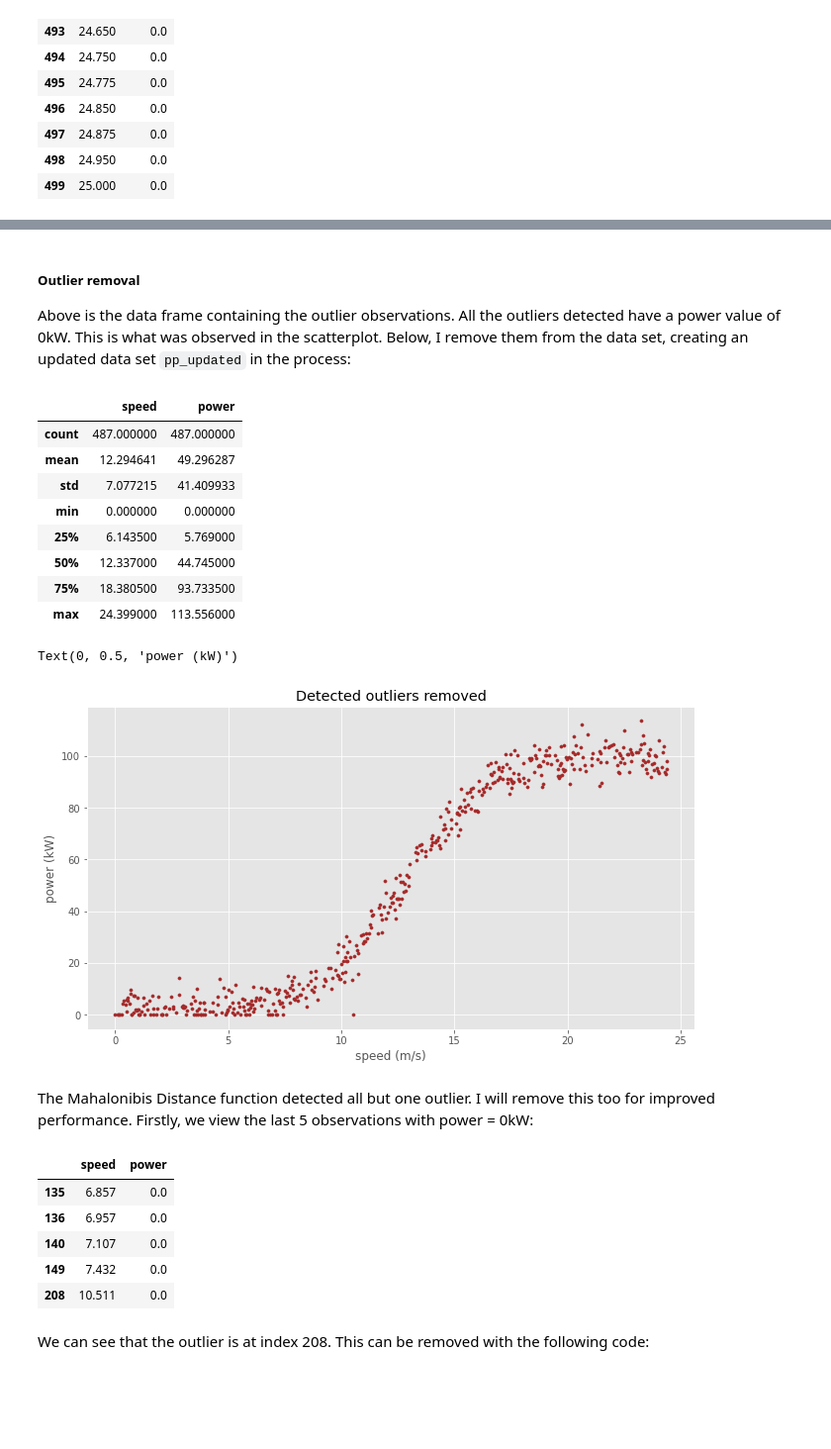
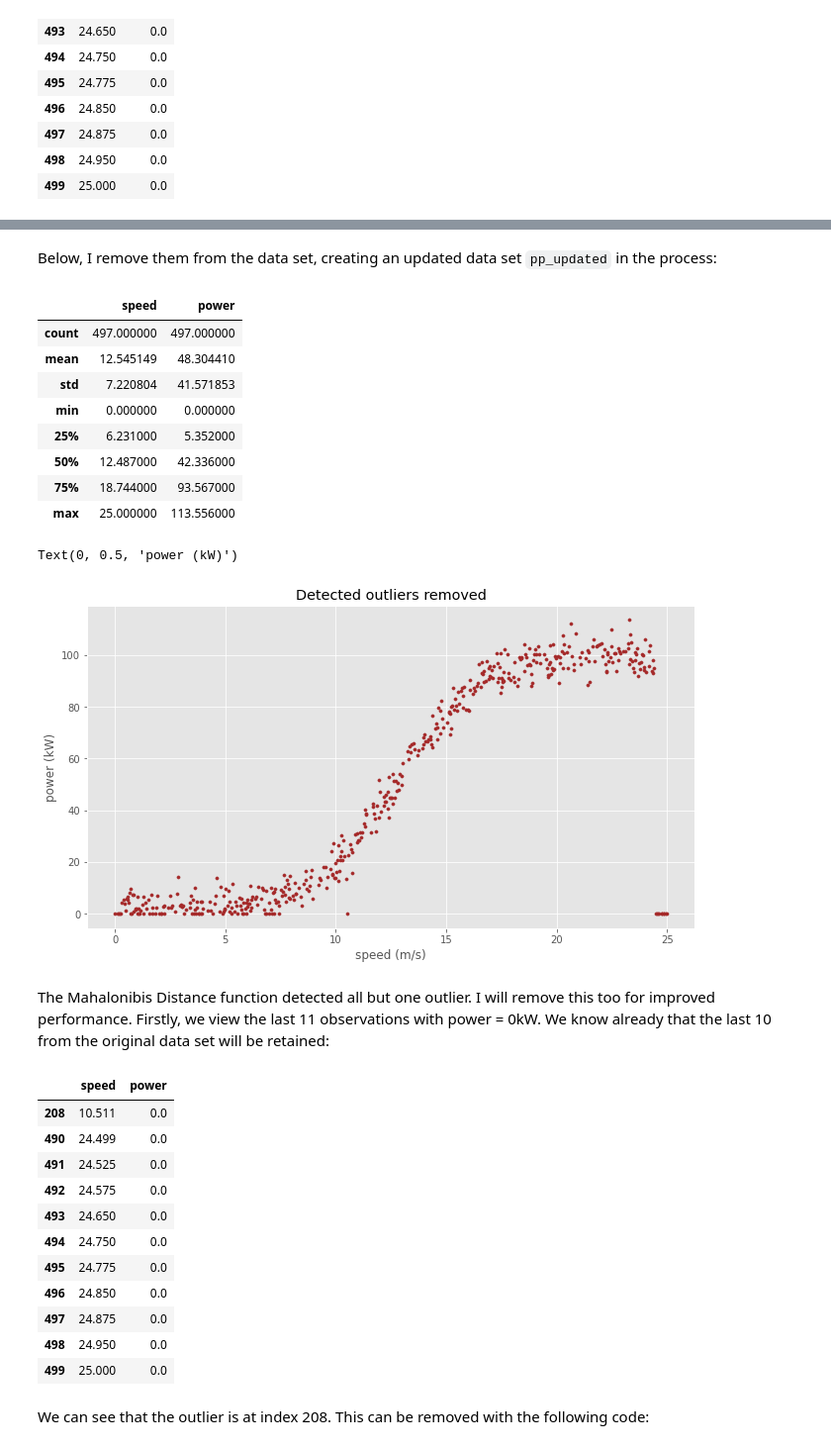
Before and after one commit to colm-o-caoimh/RegressionAnalysis, a Jupyter notebook: FDA_PROJECT2020.ipynb, the cells around one changed output, grey strips where cells are left out. Shown at 99% size. Drawn from its saved outputs; the diff is of its cells as text; code cells hidden in the pictures; blank space fills up the shorter version.

```diff
--- a/FDA_PROJECT2020.ipynb
+++ b/FDA_PROJECT2020.ipynb
@@ -326,23 +367,21 @@ pp_outliers
 # %% [markdown]
-##### Outlier removal
-
-Above is the data frame containing the outlier observations. All the outliers detected have a power value of 0kW. This is what was observed in the scatterplot. Below, I remove them from the data set, creating an updated data set `pp_updated` in the process:
+Below, I remove them from the data set, creating an updated data set `pp_updated` in the process:
 # %%
 # Remove outliers from data set
-pp_updated = pp.drop(outliers_mahal_rob)
+pp_updated = pp.drop([340, 404, 456])
 # %%
 # Output statistical summary of updated data frame
 pp_updated.describe()
 # %% [output]
 |  | speed | power |
-| count | 487.000000 | 487.000000 |
-| mean | 12.294641 | 49.296287 |
-| std | 7.077215 | 41.409933 |
+| count | 497.000000 | 497.000000 |
+| mean | 12.545149 | 48.304410 |
+| std | 7.220804 | 41.571853 |
 | min | 0.000000 | 0.000000 |
-| 25% | 6.143500 | 5.769000 |
-| 50% | 12.337000 | 44.745000 |
-| 75% | 18.380500 | 93.733500 |
-| max | 24.399000 | 113.556000 |
+| 25% | 6.231000 | 5.352000 |
+| 50% | 12.487000 | 42.336000 |
+| 75% | 18.744000 | 93.567000 |
+| max | 25.000000 | 113.556000 |
 # %%
 # Plot data with detected outliers removed
 plt.scatter(pp_updated['speed'], pp_updated['power'], color='brown', marker='o', s=10)
@@ -352,22 +391,28 @@ plt.xlabel('speed (m/s)')
 plt.ylabel('power (kW)')
 # %% [output]
 Text(0, 0.5, 'power (kW)')
-[figure, old version]
+[figure, new version]
 # %% [markdown]
-The Mahalonibis Distance function detected all but one outlier. I will remove this too for improved performance. Firstly, we view the last 5 observations with power = 0kW:
+The Mahalonibis Distance function detected all but one outlier. I will remove this too for improved performance. Firstly, we view the last 11 observations with power = 0kW. We know already that the last 10 from the original data set will be retained:
 # %%
 # Data set containing only power=0 values
 pp_zero = pp_updated.loc[pp_updated['power'] == 0]
 
-# Output last 5 rows
-pp_zero.tail()
+# Output last 11 rows
+pp_zero.tail(11)
 # %% [output]
 |  | speed | power |
-| 135 | 6.857 | 0.0 |
-| 136 | 6.957 | 0.0 |
-| 140 | 7.107 | 0.0 |
-| 149 | 7.432 | 0.0 |
 | 208 | 10.511 | 0.0 |
+| 490 | 24.499 | 0.0 |
+| 491 | 24.525 | 0.0 |
+| 492 | 24.575 | 0.0 |
+| 493 | 24.650 | 0.0 |
+| 494 | 24.750 | 0.0 |
+| 495 | 24.775 | 0.0 |
+| 496 | 24.850 | 0.0 |
+| 497 | 24.875 | 0.0 |
+| 498 | 24.950 | 0.0 |
+| 499 | 25.000 | 0.0 |
 # %% [markdown]
 We can see that the outlier is at index 208. This can be removed with the following code:
 # %%
```
Also changed, not shown: parts of 25 cells of this notebook.
